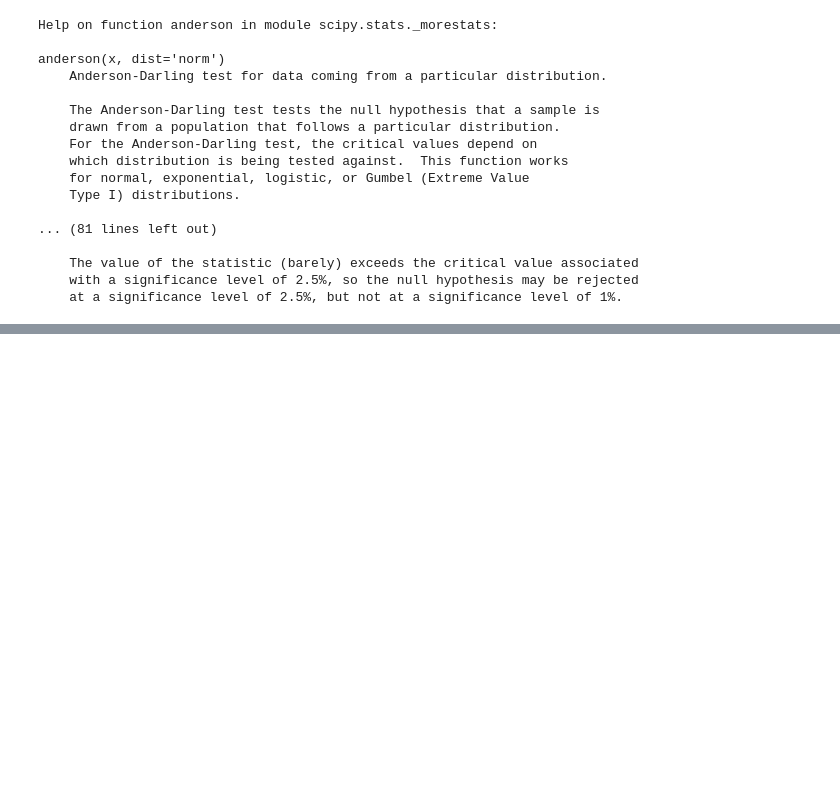
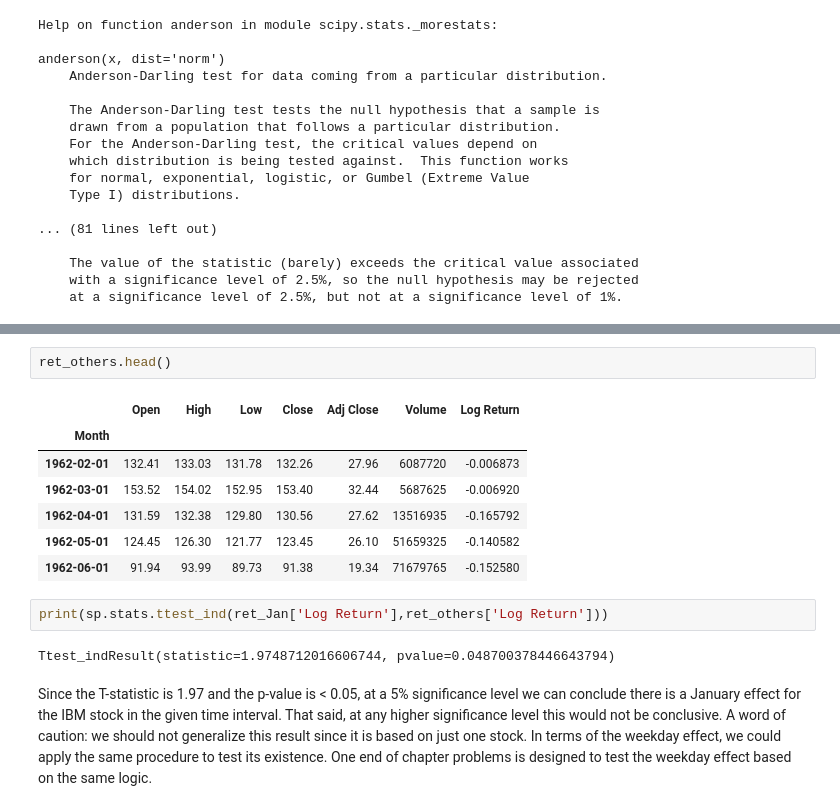
Before and after one commit to leoouyang781/Test-Repository, a Jupyter notebook: Python-For-Finance-2nd-Edition/Chapter 8.ipynb, the cells around one changed output, grey strips where cells are left out. Drawn from its saved outputs; the diff is of its cells as text; blank space fills up the shorter version.

```diff
--- a/Python-For-Finance-2nd-Edition/Chapter 8.ipynb
+++ b/Python-For-Finance-2nd-Edition/Chapter 8.ipynb
@@ -554,0 +733,18 @@ anderson(x, dist='norm')
+# %%
+ret_others.head()
+# %% [output]
+|  | Open | High | Low | Close | Adj Close | Volume | Log Return |
+| Month |  |  |  |  |  |  |  |
+| 1962-02-01 | 132.41 | 133.03 | 131.78 | 132.26 | 27.96 | 6087720 | -0.006873 |
+| 1962-03-01 | 153.52 | 154.02 | 152.95 | 153.40 | 32.44 | 5687625 | -0.006920 |
+| 1962-04-01 | 131.59 | 132.38 | 129.80 | 130.56 | 27.62 | 13516935 | -0.165792 |
+| 1962-05-01 | 124.45 | 126.30 | 121.77 | 123.45 | 26.10 | 51659325 | -0.140582 |
+| 1962-06-01 | 91.94 | 93.99 | 89.73 | 91.38 | 19.34 | 71679765 | -0.152580 |
+# %%
+print(sp.stats.ttest_ind(ret_Jan['Log Return'],ret_others['Log Return']))
+# %% [output]
+Ttest_indResult(statistic=1.9748712016606744, pvalue=0.048700378446643794)
+# %% [markdown]
+Since the T-statistic is 1.97 and the p-value is < 0.05, at a 5% significance level we can conclude there is a January effect for the IBM stock in the given time interval. That said, at any higher significance level this would not be conclusive.  A word
+of caution: we should not generalize this result since it is based on just one stock. In terms of the weekday effect, we could apply the same procedure to test its existence. One end of chapter problems is designed to test the weekday effect based on the
+same logic.
```
Also changed, not shown: parts of 25 cells of this notebook.
